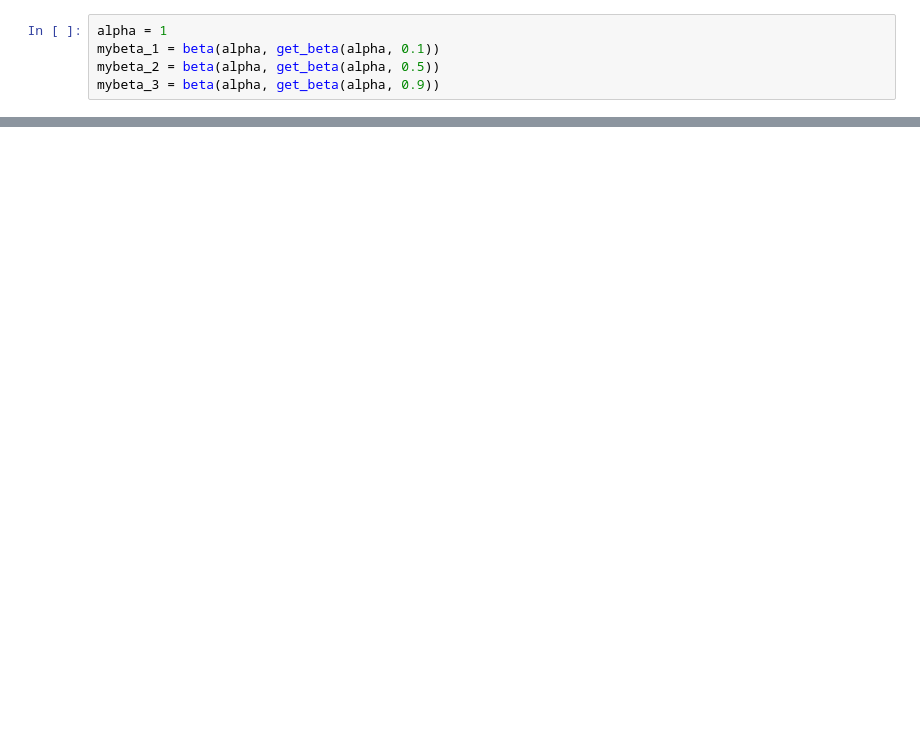
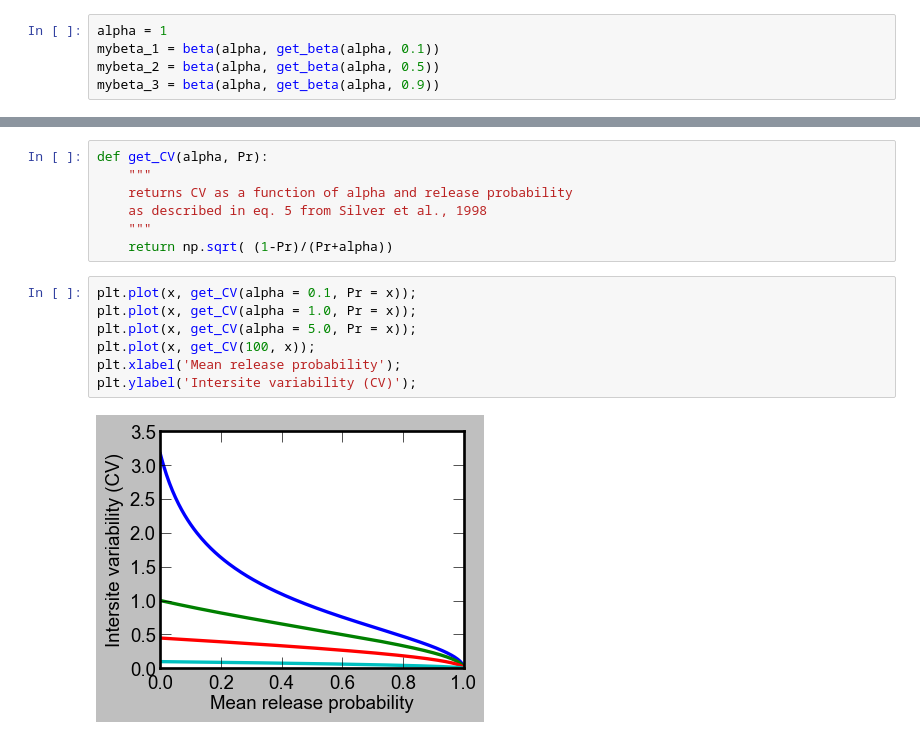
Before and after one commit to OrielBanne/myIPythonNotebooks, a Jupyter notebook: Stochastic_systems/Beta_distributions.ipynb, the cells around one changed output, grey strips where cells are left out. Drawn from its saved outputs; the diff is of its cells as text; blank space fills up the shorter version.

```diff
--- a/Stochastic_systems/Beta_distributions.ipynb
+++ b/Stochastic_systems/Beta_distributions.ipynb
@@ -40,0 +43,16 @@ plt.plot(x, mybeta.pdf(x));
+# %%
+def get_CV(alpha, Pr):
+    """
+    returns CV as a function of alpha and release probability
+    as described in eq. 5 from Silver et al., 1998
+    """
+    return np.sqrt( (1-Pr)/(Pr+alpha))
+# %%
+plt.plot(x, get_CV(alpha = 0.1, Pr = x));
+plt.plot(x, get_CV(alpha = 1.0, Pr = x));
+plt.plot(x, get_CV(alpha = 5.0, Pr = x));
+plt.plot(x, get_CV(100, x));
+plt.xlabel('Mean release probability');
+plt.ylabel('Intersite variability (CV)');
+# %% [output]
+[figure, added]
```
Also changed, not shown: parts of 4 cells of this notebook.
